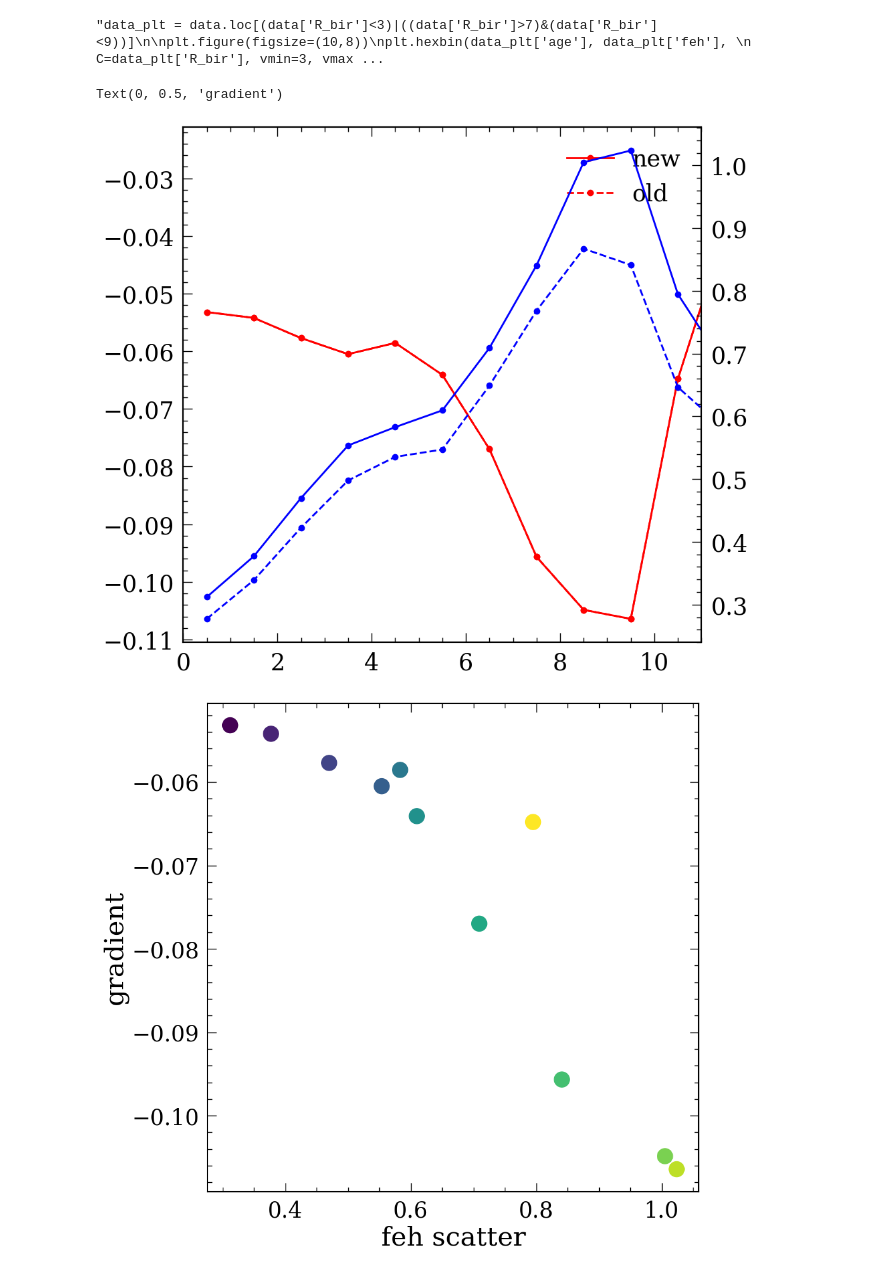
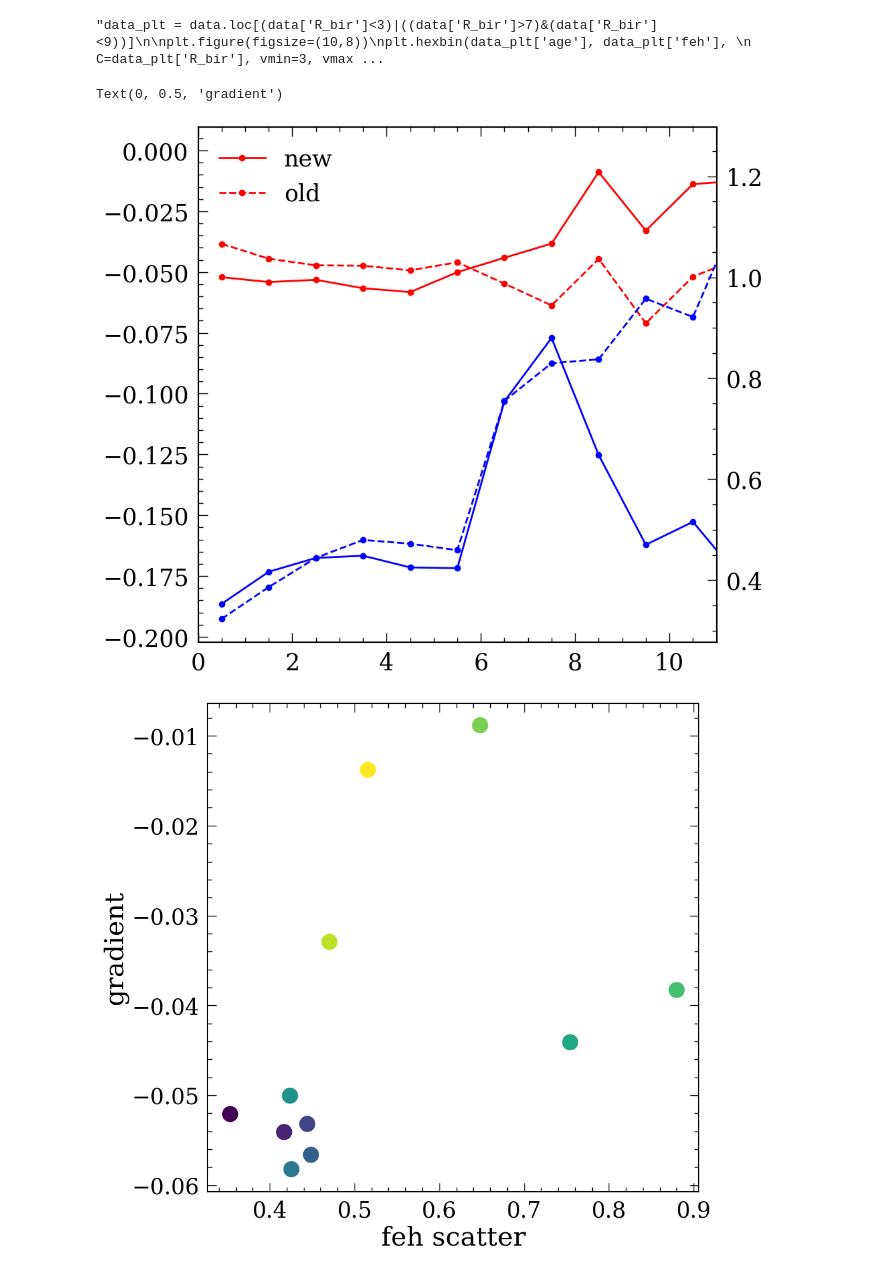
Before and after one commit to lyx12311/FeHScatter, a Jupyter notebook: FeHGradient-Simulation.ipynb, the cells around one changed output. Drawn from its saved outputs; the diff is of its cells as text; code cells hidden in the pictures.

```diff
--- a/FeHGradient-Simulation.ipynb
+++ b/FeHGradient-Simulation.ipynb
@@ -516,7 +517,7 @@ msel = (slopefeh['age']<2)
 slopefeh = slopefeh.dropna(subset=['fehscatter'])
 slopefeh['fehscatter'] = (slopefeh['fehscatter']-min(slopefeh['fehscatter']))/(max(slopefeh['fehscatter'])-min(slopefeh['fehscatter']))
 p = fitpoints(slopefeh['fehscatter'], x)
-multfac = 1.
+multfac = 1.05
 #realsope = (slopefeh['slopes_rbir'].iloc[0])
 #slopefeh['sloperb_inf'] = (p(slopefeh['fehscatter']))*multfac-(p(slopefeh['fehscatter'].iloc[0]))*multfac+realsope
 slopefeh['sloperb_inf'] = p(slopefeh['fehscatter'])*multfac
@@ -536,22 +537,22 @@ func_b = interp1d(np.append([0], agebin[1:]/2+agebin[:-1]/2), feh0,
 
 plt.figure(figsize=(13,5))
 plt.subplot(1,2,1)
-plt.plot(np.linspace(0.5,disktime,11), func_m(np.linspace(0.5,disktime,11)), 'r--o',
+plt.plot(np.linspace(0.5,disktime,len(slopefeh['fehscatter'])), func_m(np.linspace(0.5,disktime,len(slopefeh['fehscatter']))), 'r--o',
         label='Inferred')
-plt.plot(np.linspace(0.5,disktime,11), func_m_true(np.linspace(0.5,disktime,11)), 'r-o',
+plt.plot(np.linspace(0.5,disktime,len(slopefeh['fehscatter'])), func_m_true(np.linspace(0.5,disktime,len(slopefeh['fehscatter']))), 'r-o',
         label='True')
 plt.xlabel('Age [Gyr]')
 plt.ylabel('$\\nabla$[Fe/H] [dex/kpc]', color='red')
 plt.xlim([0,disktime])
 plt.twinx()
-plt.plot(np.linspace(0.5,disktime,11), slopefeh['fehscatter'], 'b-o',
+plt.plot(np.linspace(0.5,disktime,len(slopefeh['fehscatter'])), slopefeh['fehscatter'], 'b-o',
         label='True')
 plt.ylabel('Range[Fe/H] [dex]', color='blue')
 
 
 
 plt.subplot(1,2,2)
-plt.hexbin(data_in['age_new'], data_in['feh_new'], extent=(0,disktime,-1,1),
+plt.hexbin(data_in['age_new'], data_in['feh_new'], extent=(0,disktime,0,0.5),
           mincnt=1, cmap='binary')
 plt.plot(np.linspace(0.5,disktime,11), func_b(np.linspace(0.5,disktime,11)), 'k-o')
 plt.xlabel('Age [Gyr]')
@@ -560,7 +561,7 @@ plt.legend()
 plt.tight_layout()
 
 plt.xlim([0,disktime])
-plt.ylim([-1,1])
+plt.ylim([0,0.6])
 
 plt.savefig('AddFig/g279e12_slopefeh.png',bbox_inches='tight')
 plt.savefig('AddFig/highres/g279e12_slopefeh',bbox_inches='tight')
@@ -572,3 +573,10 @@ No artists with labels found to put in legend.  Note that artists whose label st
+# %%
+data['vr'], data['vphi'], data['ecc'] = calcvel(data.vx_today, data.vy_today,
+                                                data.x, data.y, 240)
+
+data['vr_b'], data['vphi_b'], data['ecc_b'] = calcvel(data.vx_birth, data.vy_birth,
+                                                data.x_birth, data.y_birth, 240)
+data['Rg_b'] = data['R_bir']*data['vphi_b']/240
 # %%
 data = data.loc[(data['age']<disktime)&(data['ecc']<0.2)]
 data= data.loc[(~((data['feh']<-0.5)&(data['age']<6)))]
@@ -790,13 +826,13 @@ def monoage_line(feh,r,age,agebin=np.linspace(0,14,8),
         r_sing, feh_sing = zip(*sorted(zip(r[m], feh[m])))
         r_sing, feh_sing = np.array(r_sing, dtype=float), np.array(feh_sing, dtype=float)
 
-        if agebin[i]==4:
+        if (agebin[i]==4)&(simNo=='2_79e12'):
             #xlims=[0,5]
             m = ~((r_sing<1)&(feh_sing<0.35))
             m = m&(~((r_sing<5)&(feh_sing<0)))
             r_sing, feh_sing = r_sing[m], feh_sing[m]
 
-        if agebin[i]==5:
+        if (agebin[i]==5)&(simNo=='2_79e12'):
             xlims=[0,15]
 
         m2 = (r_sing>xlims[0])&(r_sing<xlims[1])
@@ -878,7 +914,7 @@ def monoage_line_range(feh,r,age,agebin=np.linspace(0,14,8),xlims=[6,12],ylims=[
         if sum(m2)==0:
             fehscatter[i] = np.nan
             continue
-        fehscatter[i] = np.percentile(feh_sing[m2],95)-np.percentile(feh_sing[m2],2)
+        fehscatter[i] = np.percentile(feh_sing[m2],95)-np.percentile(feh_sing[m2],5)
         if len(feherr)>0:
             fehscatter[i] = np.sqrt(fehscatter[i]**2-np.mean(feherr[m][m2])**2)
             #print(np.std(feh_sing[m2]-p(r_sing[m2])))
@@ -895,14 +931,14 @@ data_calc = data[m].reset_index(drop=True)
 
 age_calc = np.linspace(0,13,14)
 #age_calc = np.linspace(0,13,28)
-"""slopes_arr = np.zeros((len(age_calc)-1, 2))
-fehscatter_arr = np.zeros((len(age_calc)-1, 2))"""
+slopes_arr = np.zeros((len(age_calc)-1, 2))
+fehscatter_arr = np.zeros((len(age_calc)-1, 2))
 
-"""ages, slopes_rbir, fehscatter_rbir = monoage_line(data['feh'].values[m],
+ages, slopes_rbir, fehscatter_rbir = monoage_line(data['feh'].values[m],
                                         data['R_bir'].values[m],
                                         data['age'].values[m],
                                         agebin=age_calc,
-                                                 xlims=[0,15])"""
+                                                 xlims=[0,15])
 
 """ages, slopes_rbir, fehscatter_rbir_5 = monoage_line(data['feh'].values[m],
                                         data['Rg_b'].values[m],
@@ -918,7 +954,7 @@ for i in trange(2):
                                             data_calc['R'].values,
                                             data_calc['age_new'].values,
                                             agebin=age_calc,
-                                            xlims=[7,10],plotlegend=False)
+                                            xlims=[6,11],plotlegend=False)
 # %% [output]
 <Figure size 2000x800 with 0 Axes>
 <Figure size 2000x800 with 0 Axes>
@@ -1047,25 +1083,26 @@ pd.DataFrame(np.array((ages, slopes, fehscatter, slopes_rbir, fehscatter_rbir)).
                      'fehscatter_rbir']).to_csv('g2.79e12_fehscatter_simdata_2perc.csv',
                                                 index=False)
 # %%
-df_org = pd.read_csv('g2.79e12_fehscatter_simdata.csv')
+#df_org = pd.read_csv('g2.79e12_fehscatter_simdata.csv')
+df_org = pd.read_csv('g7.55e11_fehscatter_simdata.csv')
 
 m = (ages<=10.5)
 
 plt.plot(ages, slopes_rbir, 'r-o',label='new')
 plt.plot(df_org['age'], df_org['slopes_rbir'], 'r--o',label='old')
 plt.legend()
 plt.twinx()
 plt.plot(ages, fehscatter, 'b-o')
 plt.plot(df_org['age'], df_org['fehscatter'], 'b--o')
 plt.xlim([0,11])
 
 plt.figure()
 plt.scatter(np.array(fehscatter)[m], np.array(slopes_rbir)[m], c=np.array(ages)[m], s=300)
 plt.xlabel('feh scatter')
 plt.ylabel('gradient')
 #p = fitpoints(fehscatter, slopes_rbir)
 #print(np.mean(abs((slopes_rbir-p(fehscatter))/slopes_rbir)))
 # %% [output]
 Text(0, 0.5, 'gradient')
-[figure, old version]
+[figure, new version]
-[figure, old version]
+[figure, new version]
```
Also changed, not shown: parts of 9 cells of this notebook.
